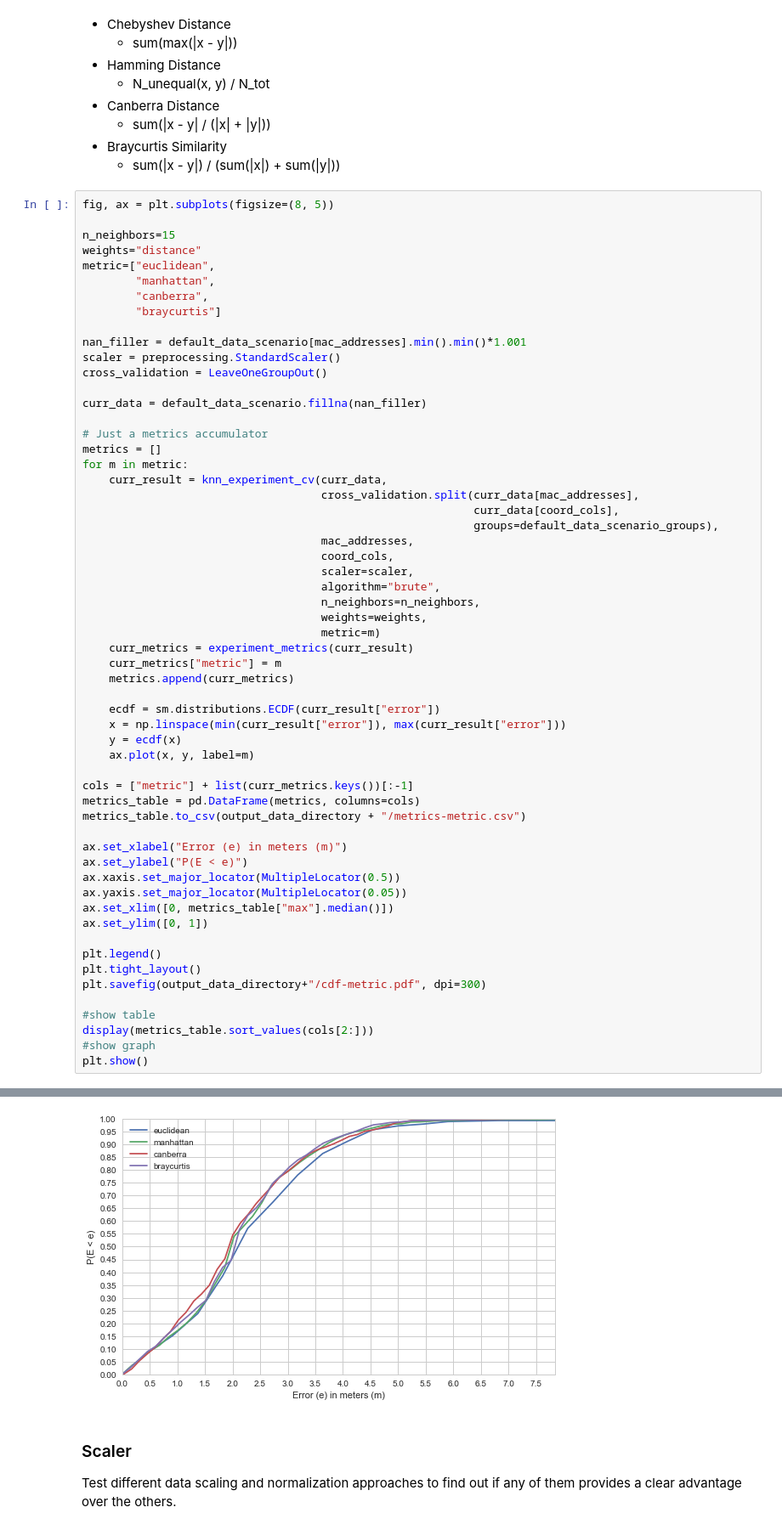
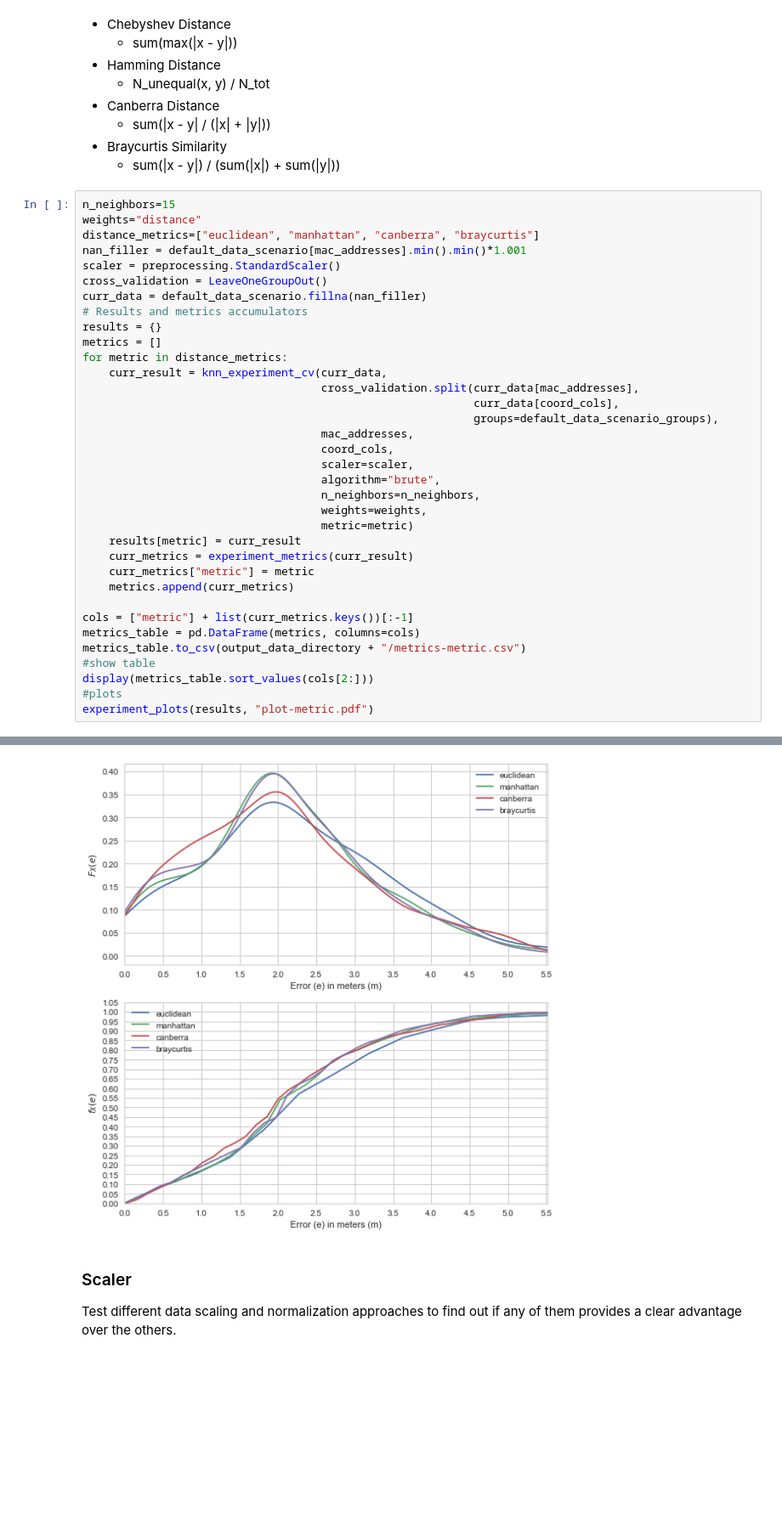
Before and after one commit to YanuX-Framework/YanuX-Cruncher, a Jupyter notebook: WifiFingerprintingExperiments.ipynb, the cells around one changed output, grey strips where cells are left out. Shown at 85% size. Drawn from its saved outputs; the diff is of its cells as text; blank space fills up the shorter version.

Commit message:
Plots Updates

```diff
--- a/WifiFingerprintingExperiments.ipynb
+++ b/WifiFingerprintingExperiments.ipynb
@@ -485,70 +478,47 @@ Just test a few different distance metrics to assess if there is a better altern
 - Braycurtis Similarity
     - sum(|x - y|) / (sum(|x|) + sum(|y|))
 # %%
-fig, ax = plt.subplots(figsize=(8, 5))
-
 n_neighbors=15
 weights="distance"
-metric=["euclidean",
-        "manhattan",
-        "canberra",
-        "braycurtis"]
-
+distance_metrics=["euclidean", "manhattan", "canberra", "braycurtis"]
 nan_filler = default_data_scenario[mac_addresses].min().min()*1.001
 scaler = preprocessing.StandardScaler()
 cross_validation = LeaveOneGroupOut()
-
 curr_data = default_data_scenario.fillna(nan_filler)
-
-# Just a metrics accumulator
+# Results and metrics accumulators
+results = {}
 metrics = []
-for m in metric:
+for metric in distance_metrics:
     curr_result = knn_experiment_cv(curr_data,
                                     cross_validation.split(curr_data[mac_addresses],
                                                            curr_data[coord_cols],
                                                            groups=default_data_scenario_groups),
                                     mac_addresses,
                                     coord_cols,
                                     scaler=scaler,
                                     algorithm="brute",
                                     n_neighbors=n_neighbors,
                                     weights=weights,
-                                    metric=m)
+                                    metric=metric)
+    results[metric] = curr_result
     curr_metrics = experiment_metrics(curr_result)
-    curr_metrics["metric"] = m
+    curr_metrics["metric"] = metric
     metrics.append(curr_metrics)
-
-    ecdf = sm.distributions.ECDF(curr_result["error"])
-    x = np.linspace(min(curr_result["error"]), max(curr_result["error"]))
-    y = ecdf(x)
-    ax.plot(x, y, label=m)
 
 cols = ["metric"] + list(curr_metrics.keys())[:-1]
 metrics_table = pd.DataFrame(metrics, columns=cols)
 metrics_table.to_csv(output_data_directory + "/metrics-metric.csv")
-
-ax.set_xlabel("Error (e) in meters (m)")
-ax.set_ylabel("P(E < e)")
-ax.xaxis.set_major_locator(MultipleLocator(0.5))
-ax.yaxis.set_major_locator(MultipleLocator(0.05))
-ax.set_xlim([0, metrics_table["max"].median()])
-ax.set_ylim([0, 1])
-
-plt.legend()
-plt.tight_layout()
-plt.savefig(output_data_directory+"/cdf-metric.pdf", dpi=300)
-
 #show table
 display(metrics_table.sort_values(cols[2:]))
-#show graph
-plt.show()
+#plots
+experiment_plots(results, "plot-metric.pdf")
 # %% [output]
 |  | metric | mae | rmse | sd | mad | sem | min | p25 | p50 | p75 | p90 | ... |
 | 3 | braycurtis | 2.078653 | 2.377476 | 1.154523 | 0.898454 | 0.036509 | 0.001298 | 1.306341 | 2.000000 | 2.745414 | 3.631983 | ... |
 | 2 | canberra | 2.070815 | 2.396229 | 1.206274 | 0.948476 | 0.038146 | 0.028864 | 1.184405 | 2.000000 | 2.780921 | 3.791733 | ... |
 | 1 | manhattan | 2.125824 | 2.436192 | 1.190514 | 0.912540 | 0.037647 | 0.001575 | 1.392154 | 2.000000 | 2.752557 | 3.673767 | ... |
 | 0 | euclidean | 2.304611 | 2.851889 | 1.680734 | 1.063429 | 0.053149 | 0.009308 | 1.453531 | 2.006514 | 3.035926 | 3.948149 | ... |
-[figure, old version]
+[figure, new version]
 # %% [markdown]
 ### Scaler
 Test different data scaling and normalization approaches to find out if any of them provides a clear advantage over the others.
```
Also changed, not shown: parts of 18 cells of this notebook.
